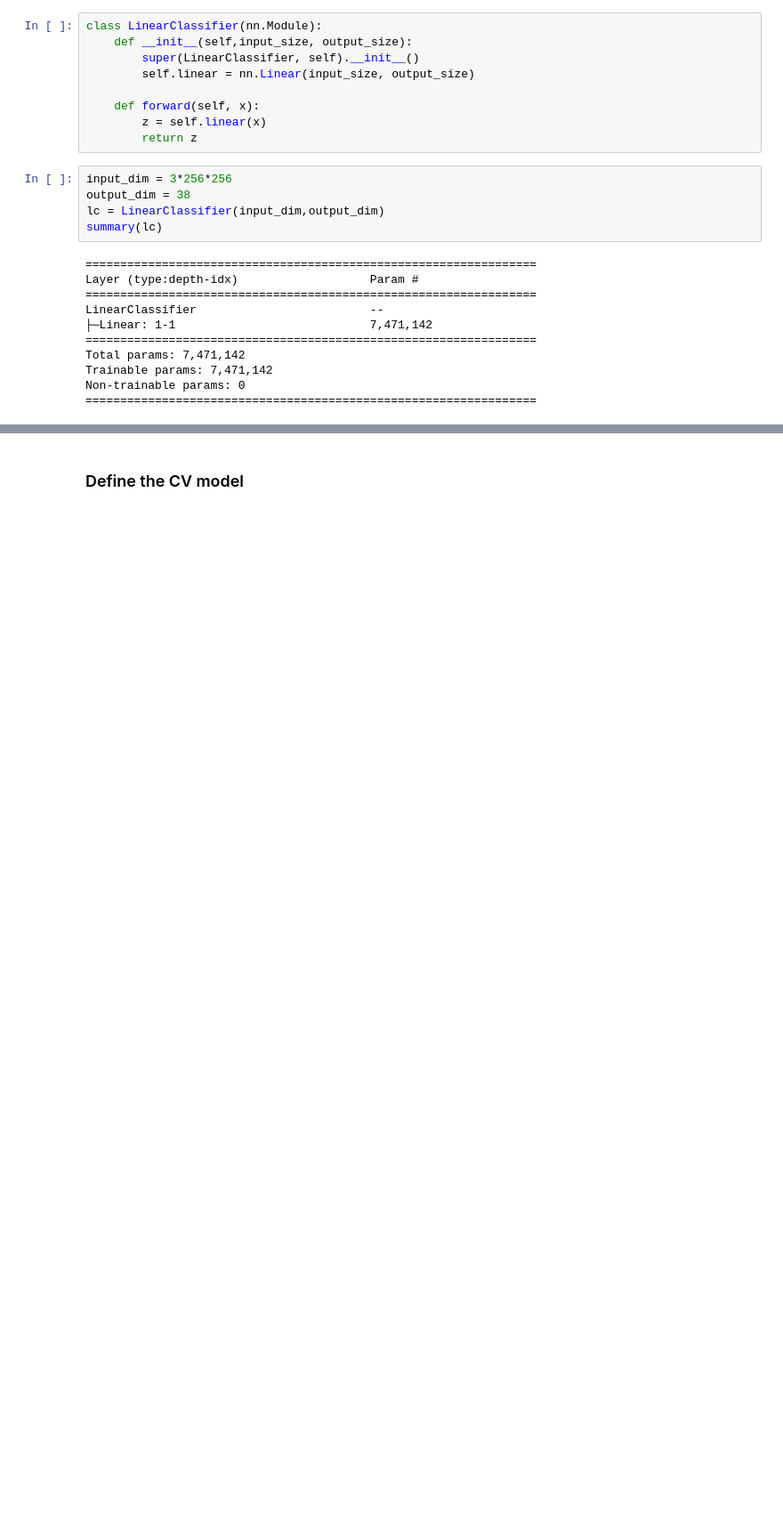
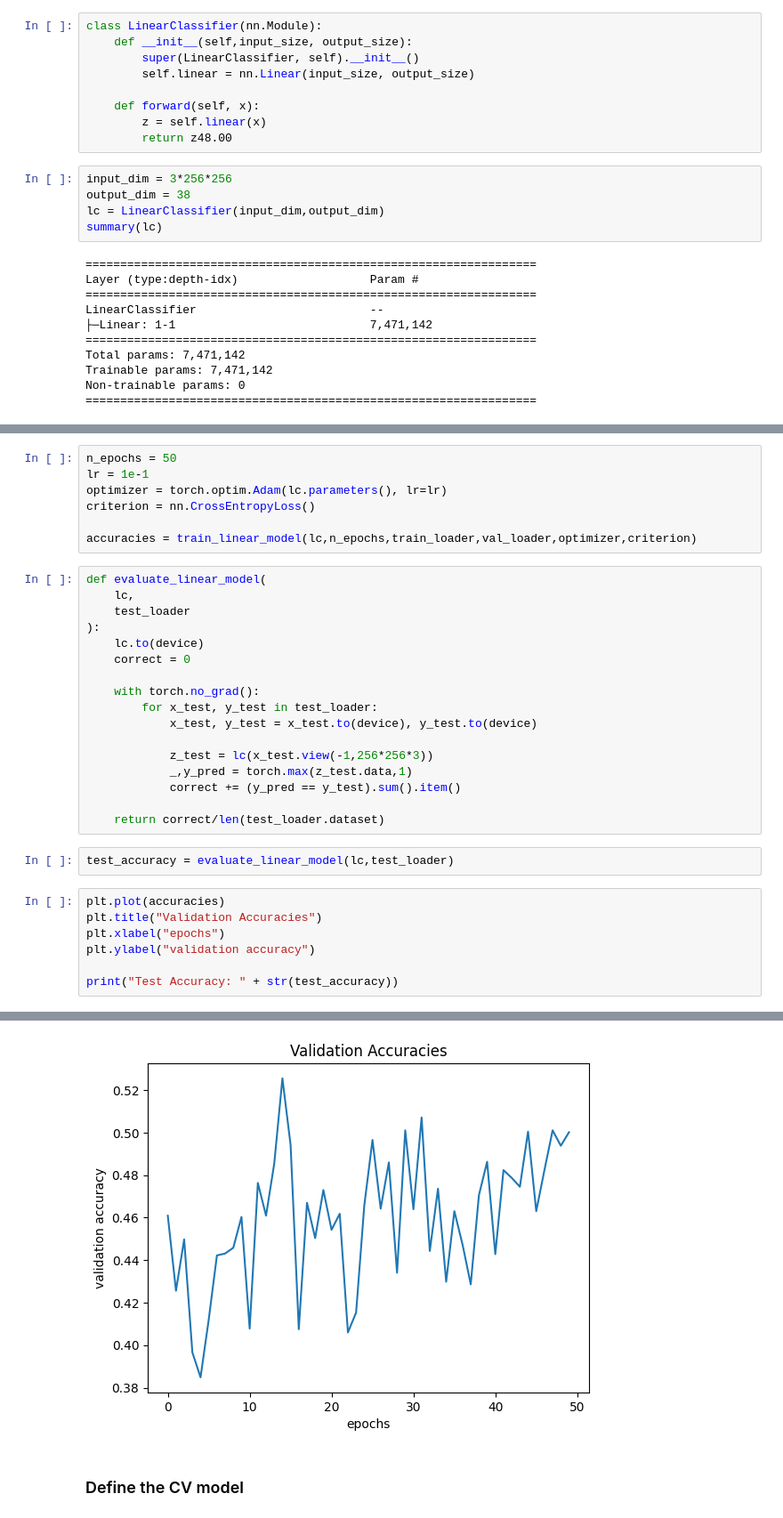
Before and after one commit to SvelaT/leaf-classify, a Jupyter notebook: leafclassify.ipynb, the cells around one changed output, grey strips where cells are left out. Shown: that part at 89% size. Saved outputs shown, nothing was run; the diff lists cells and outputs as text; blank space fills up the shorter version.

```diff
--- a/leafclassify.ipynb
+++ b/leafclassify.ipynb
@@ -75,7 +74,7 @@ class LinearClassifier(nn.Module):
 
     def forward(self, x):
         z = self.linear(x)
-        return z
+        return z48.00
 # %%
 input_dim = 3*256*256
 output_dim = 38
@@ -94,0 +131,34 @@ Non-trainable params: 0
+# %%
+n_epochs = 50
+lr = 1e-1
+optimizer = torch.optim.Adam(lc.parameters(), lr=lr)
+criterion = nn.CrossEntropyLoss()
+
+accuracies = train_linear_model(lc,n_epochs,train_loader,val_loader,optimizer,criterion)
+# %%
+def evaluate_linear_model(
+    lc,
+    test_loader
+):
+    lc.to(device)
+    correct = 0
+
+    with torch.no_grad():
+        for x_test, y_test in test_loader:
+            x_test, y_test = x_test.to(device), y_test.to(device)
+
+            z_test = lc(x_test.view(-1,256*256*3))
+            _,y_pred = torch.max(z_test.data,1)
+            correct += (y_pred == y_test).sum().item()
+
+    return correct/len(test_loader.dataset)
+# %%
+test_accuracy = evaluate_linear_model(lc,test_loader)
+# %%
+plt.plot(accuracies)
+plt.title("Validation Accuracies")
+plt.xlabel("epochs")
+plt.ylabel("validation accuracy")
+
+print("Test Accuracy: " + str(test_accuracy))
+# %% [output]
@@ -95,3 +166,4 @@ Non-trainable params: 0
+[figure, added]
 # %% [markdown]
 ### Define the CV model
 # %%
```
Also changed, not shown: parts of 17 cells of this notebook, 1 other file.
